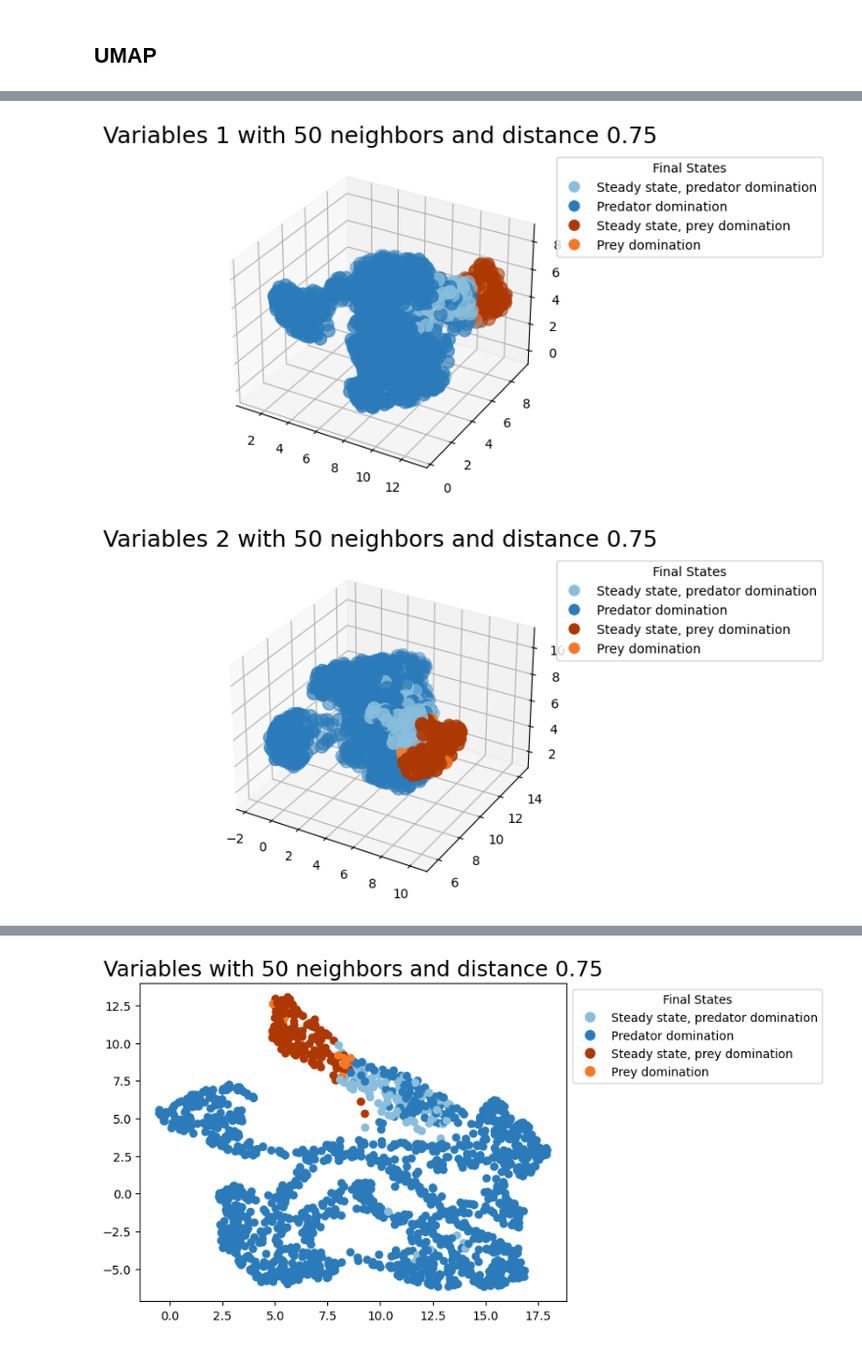
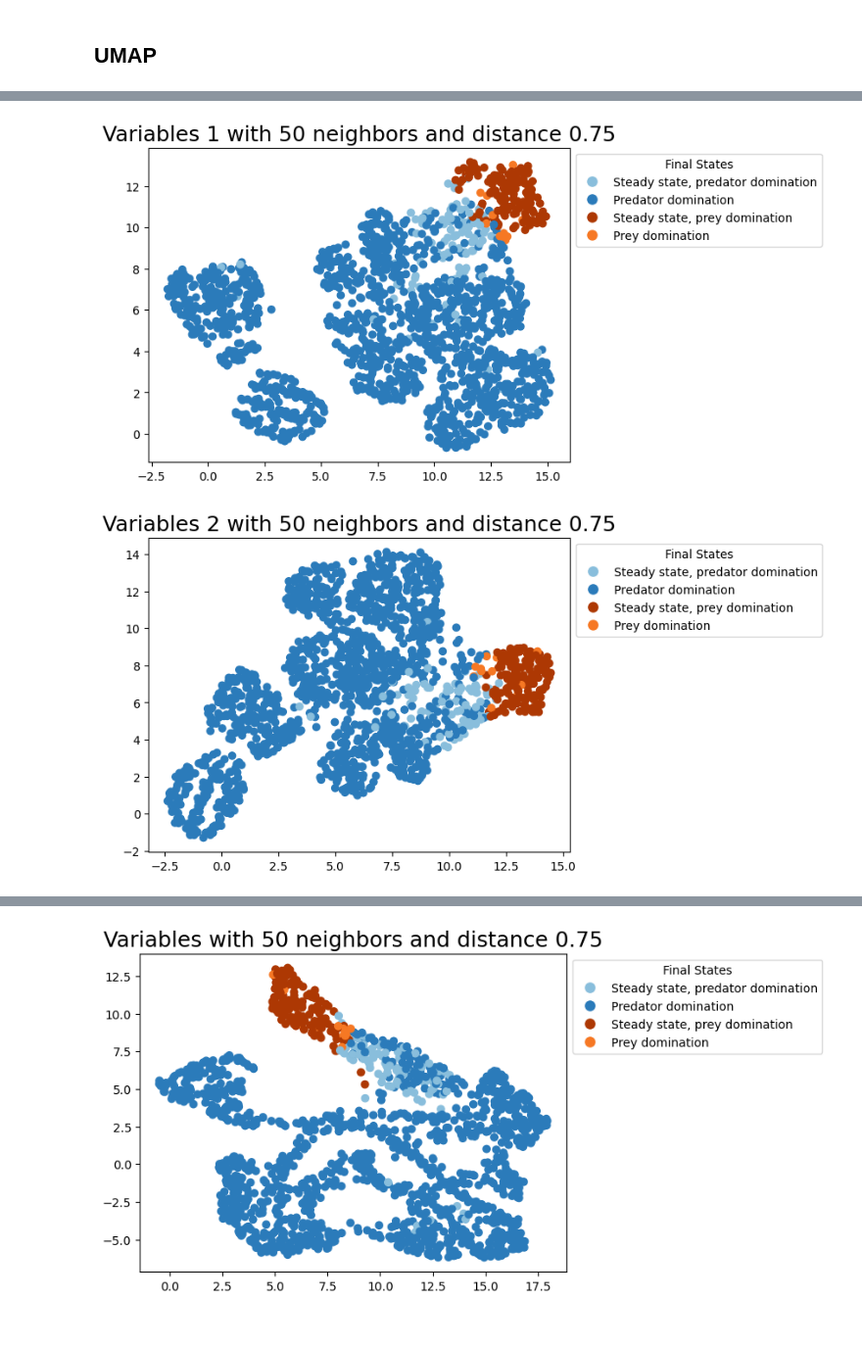
Before and after one commit to IlyaSchneider10/BottMedical_Microbiome, a Jupyter notebook: Data_Analysis.ipynb, the cells around one changed output, grey strips where cells are left out. Shown at 98% size. Drawn from its saved outputs; the diff is of its cells as text; code cells hidden in the pictures.

```diff
--- a/Data_Analysis.ipynb
+++ b/Data_Analysis.ipynb
@@ -94,7 +94,7 @@ Name: count, dtype: int64
 # Preprocess the batch summary
 
 batch_summary["Predator_vs_Prey"] = batch_summary.loc[:, "num_type_a_1"] / batch_summary.loc[:, "num_type_a_2"]
-batch_summary["Aggressiveness_deviation"] = batch_summary.loc[:, "aggressiveness"] - batch_summary.loc[:, "A1_Initial_Aggressiveness"]
+batch_summary["Aggressiveness_deviation"] = batch_summary.loc[:, "A1_Initial_Aggressiveness"] - batch_summary.loc[:, "aggressiveness"]
 
 def compare_and_fill(row):
     if row['A1_Initial_Edge_Distance'] > row['A2_Initial_Edge_Distance']:
@@ -106,15 +106,16 @@ batch_summary['Predator_closest_to_the_Edge'] = batch_summary.apply(compare_and_
 
 max_variable_set = ["num_type_a_1", "num_type_a_2", "aggressiveness", "avrg_viability_time_type_a", "A1_Initial_Edge_Distance", "A2_Initial_Edge_Distance", "A1_Initial_Aggressiveness", "A2_Initial_Competition_Index", "A1_Final_Count", "A2_Final_Count"]
 reduced_variable_set = ["Predator_vs_Prey", "aggressiveness", "avrg_viability_time_type_a", "A1_Initial_Edge_Distance", "A2_Initial_Edge_Distance", "A1_Initial_Aggressiveness", "A2_Initial_Competition_Index", "A1_Final_Count", "A2_Final_Count"]
+reduced_variable_set_after_trashing = ["Predator_vs_Prey", "aggressiveness", "avrg_viability_time_type_a", "A1_Initial_Edge_Distance", "A2_Initial_Edge_Distance", "A2_Initial_Competition_Index", "A1_Final_Count", "A2_Final_Count"]
 # Trash selection reduced_variable_set_1 = ["Predator_vs_Prey", "aggressiveness", "avrg_viability_time_type_a", "A1_Initial_Edge_Distance", "A2_Initial_Edge_Distance", "A1_Initial_Aggressiveness", "A2_Initial_Competition_Index"]
 # Third trash selection reduced_variable_set_2 = ["Predator_vs_Prey", "aggressiveness", "avrg_viability_time_type_a", "A1_Initial_Edge_Distance", "A2_Initial_Edge_Distance", "A2_Initial_Competition_Index", "A1_Final_Count", "A2_Final_Count"]
-reduced_variable_set_3 = ["Predator_vs_Prey", "Aggressiveness_deviation", "avrg_viability_time_type_a", "A1_Initial_Edge_Distance", "A2_Initial_Edge_Distance","A2_Initial_Competition_Index", "A1_Final_Count", "A2_Final_Count"]
+# Forth trash selection reduced_variable_set_3 = ["Predator_vs_Prey", "Aggressiveness_deviation", "aggressiveness", "avrg_viability_time_type_a", "A1_Initial_Edge_Distance", "A2_Initial_Edge_Distance","A2_Initial_Competition_Index", "A1_Final_Count", "A2_Final_Count"]
 # Second trash selection reduced_variable_set_4 = ["Predator_vs_Prey", "aggressiveness", "avrg_viability_time_type_a", "Predator_closest_to_the_Edge", "A1_Initial_Aggressiveness","A2_Initial_Competition_Index", "A1_Final_Count", "A2_Final_Count"]
-reduced_variable_set_5 = ["Predator_vs_Prey", "Aggressiveness_deviation", "avrg_viability_time_type_a", "Predator_closest_to_the_Edge", "A2_Initial_Competition_Index", "A1_Final_Count", "A2_Final_Count"]
+# Forth trash selection reduced_variable_set_5 = ["Predator_vs_Prey", "Aggressiveness_deviation", "aggressiveness","avrg_viability_time_type_a", "Predator_closest_to_the_Edge", "A2_Initial_Competition_Index", "A1_Final_Count", "A2_Final_Count"]
 # Trash selection min_variable_set = ["Predator_vs_Prey", "Aggressiveness_deviation", "avrg_viability_time_type_a", "Predator_closest_to_the_Edge", "A2_Initial_Competition_Index"]
 # Trash selection min_variable_no_quantification_set = ["Predator_vs_Prey", "Aggressiveness_deviation", "avrg_viability_time_type_a", "Predator_closest_to_the_Edge"]
 # Second trash selection no_quantification_set = ["num_type_a_1", "num_type_a_2", "aggressiveness", "avrg_viability_time_type_a", "A1_Final_Count", "A2_Final_Count"]
 
-all_variable_combinations = [max_variable_set, reduced_variable_set, reduced_variable_set_3, reduced_variable_set_5]
+all_variable_combinations = [max_variable_set, reduced_variable_set, reduced_variable_set_after_trashing]
 # %% [markdown]
 ## Statistical View
@@ -191,9 +351,11 @@ def draw_umap(variables_set, n_neighbors=15, min_dist=0.1, n_components=2, metri
 embeddings = []
 
 for i, v in enumerate(all_variable_combinations):
-        dim_red = draw_umap(variables_set = v, n_neighbors = 50, min_dist = 0.75, n_components = 3, title =f"Variables {i} with 50 neighbors and distance 0.75")
+        dim_red = draw_umap(variables_set = v, n_neighbors = 50, min_dist = 0.75, n_components = 2, title =f"Variables {i} with 50 neighbors and distance 0.75")
         embeddings.append(dim_red)
 
 # 50 neighbors and a clustering distance equal to 0.75 seems to be optimal for a broader picture
 # CONSIDER THE 3D REPRESENTATION
+
+# SECOND VARIABLE VISUALISATION SEEMS TO BE THE MOST DESCRIPTIVE ONE
 # %% [output]
@@ -201,2 +363,2 @@ for i, v in enumerate(all_variable_combinations):
-[figure, old version]
+[figure, new version]
-[figure, old version]
+[figure, new version]
```
Also changed, not shown: parts of 13 cells of this notebook, 2 other files.
